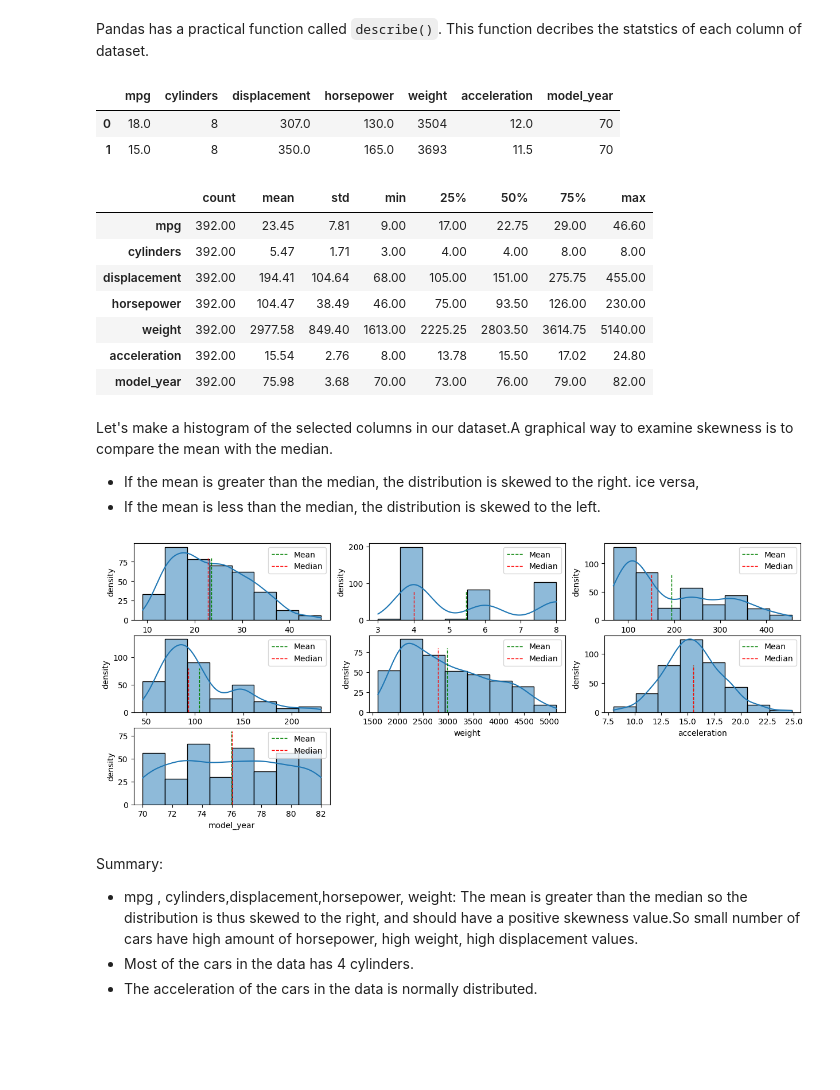
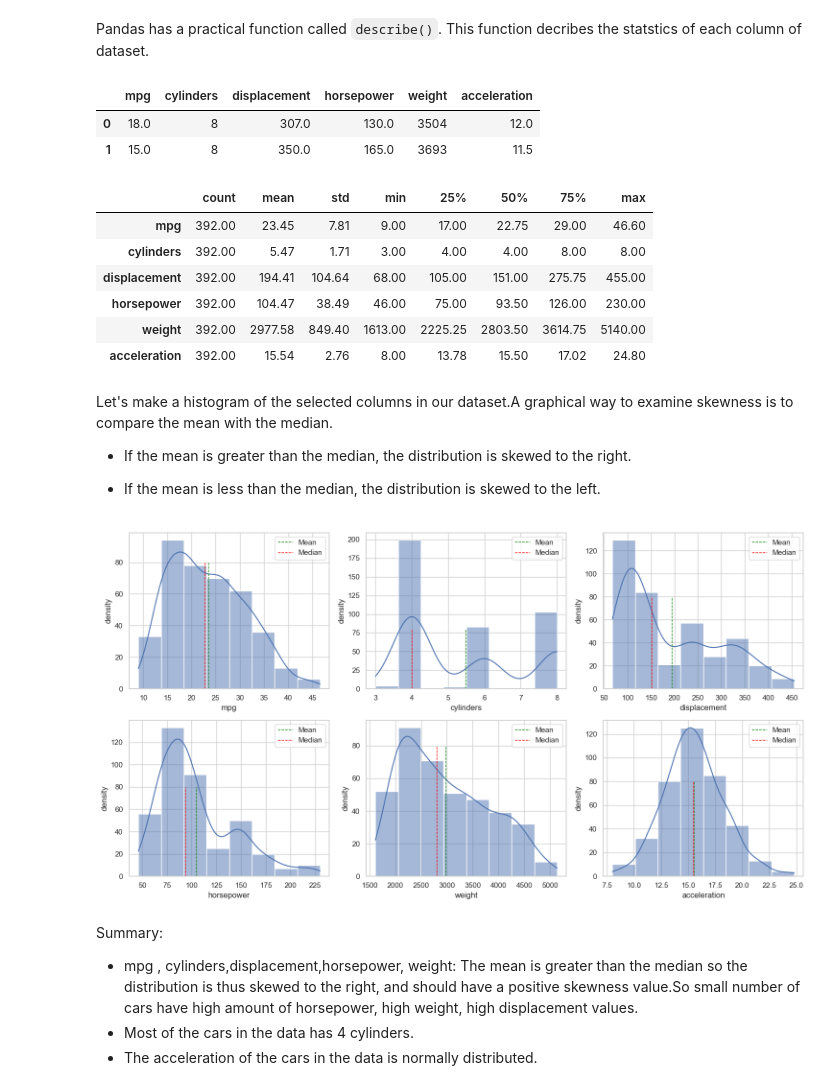
Before and after one commit to VineelaNedunuri/Statistiska_metoder-vineela-nedunuri, a Jupyter notebook: Uppgift/Deskriptiva mått.ipynb, the cells around one changed output. Saved outputs shown, nothing was run; the diff lists cells and outputs as text; code cells hidden in the pictures; blank space fills up the shorter version.

Commit message:
changes on layout of graph

```diff
--- a/Uppgift/Deskriptiva mått.ipynb
+++ b/Uppgift/Deskriptiva mått.ipynb
@@ -178,12 +183,12 @@ np.std(cars['mpg'],ddof=1) # with NumPy
 # %% [markdown]
 Pandas has a practical function called <code>describe()</code>. This function decribes the statstics of each column of dataset.
 # %%
-cars_stat= cars.loc[:, 'mpg':'model_year']
+cars_stat= cars.loc[:, 'mpg':'acceleration']
 cars_stat.head(2)
 # %% [output]
-|  | mpg | cylinders | displacement | horsepower | weight | acceleration | model_year |
-| 0 | 18.0 | 8 | 307.0 | 130.0 | 3504 | 12.0 | 70 |
-| 1 | 15.0 | 8 | 350.0 | 165.0 | 3693 | 11.5 | 70 |
+|  | mpg | cylinders | displacement | horsepower | weight | acceleration |
+| 0 | 18.0 | 8 | 307.0 | 130.0 | 3504 | 12.0 |
+| 1 | 15.0 | 8 | 350.0 | 165.0 | 3693 | 11.5 |
 # %%
 cars_stat.describe().apply(lambda x:x.apply('{0:.2f}'.format)).T # Calculate descriptive metrics in Pandas..
 # %% [output]
@@ -194,34 +199,35 @@ cars_stat.describe().apply(lambda x:x.apply('{0:.2f}'.format)).T # Calculate des
 | horsepower | 392.00 | 104.47 | 38.49 | 46.00 | 75.00 | 93.50 | 126.00 | 230.00 |
 | weight | 392.00 | 2977.58 | 849.40 | 1613.00 | 2225.25 | 2803.50 | 3614.75 | 5140.00 |
 | acceleration | 392.00 | 15.54 | 2.76 | 8.00 | 13.78 | 15.50 | 17.02 | 24.80 |
-| model_year | 392.00 | 75.98 | 3.68 | 70.00 | 73.00 | 76.00 | 79.00 | 82.00 |
 # %% [markdown]
 Let's make a histogram of the selected columns in our dataset.A graphical way to examine skewness is to compare the mean with the median.
 - If the mean is greater than the median, the distribution is skewed to the right.
-ice versa,
+
 - If the mean is less than the median, the distribution is skewed to the left.
 # %%
 ### Grundplot
+
 fig = plt.figure(figsize=(15,8))
-
 for i, col in enumerate(cars_stat.columns):
 
-    ax=plt.subplot(4,3,i+1)
+
+    ax=plt.subplot(2,3,i+1)
     sns.histplot(cars_stat,x= col,bins=8, kde=True) # plot the histogram with 8 bins
 
     ### Mean och median
     mean = cars_stat[col].mean() # calculate mean for cars sats data
     median = cars_stat[col].median() # calculate median for cars sats data
     ax.plot([mean, mean], [0, 80], color='green', linestyle='--', linewidth=1, label='Mean') # Plot mean value of car_stat with dashed green line
     ax.plot([median, median], [0, 80], color='red', linestyle='--', linewidth=1, label='Median') # Plot median value of car_stat with dashed gred line
     ax.set_xlabel(col)
     ax.set_ylabel("density")
 
     ### Legend
     leg = ax.legend(loc='upper right') # Draw legend for mean and median in upper right corner
+fig.tight_layout()
 plt.show()
 # %% [output]
-[figure, old version]
+[figure, new version]
 # %% [markdown]
 Summary:
 
```
Also changed, not shown: parts of 3 cells of this notebook, 1 other file.
